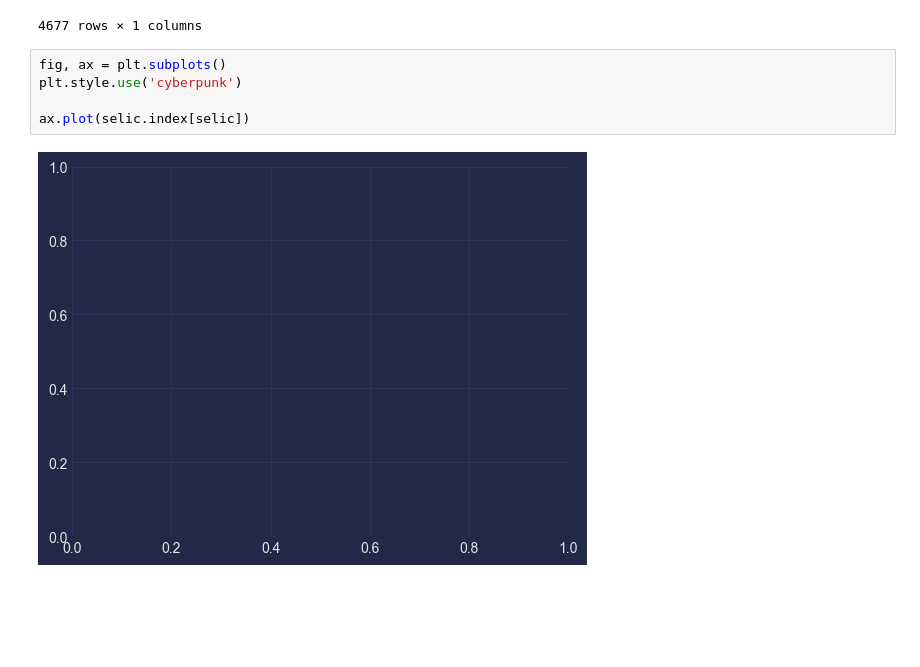
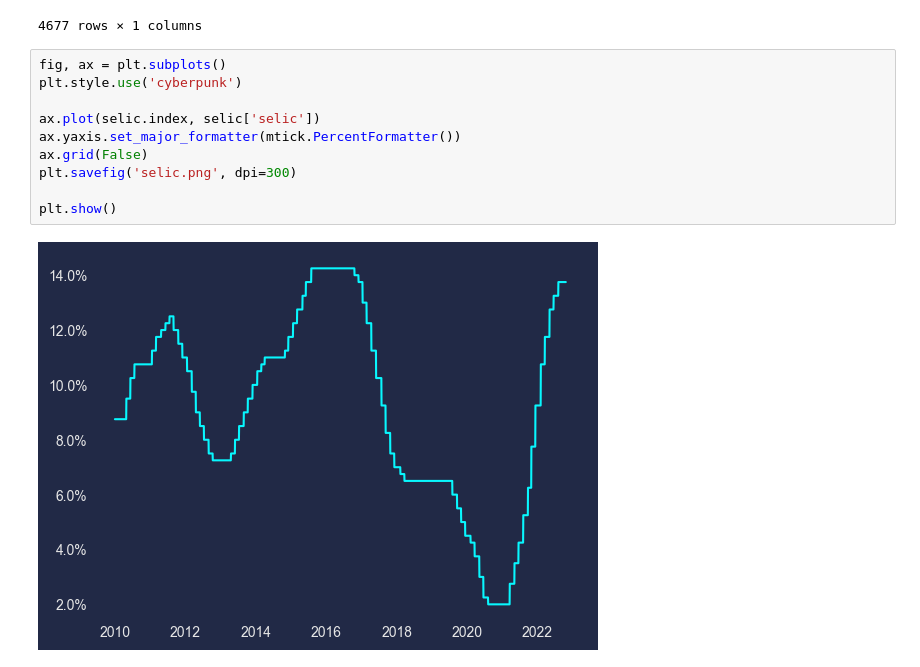
Before and after one commit to WallisonSantos/AppPy, a Jupyter notebook: teste.ipynb, the cells around one changed output. Saved outputs shown, nothing was run; the diff lists cells and outputs as text; blank space fills up the shorter version.

```diff
--- a/teste.ipynb
+++ b/teste.ipynb
@@ -106,7 +106,12 @@ display(selic)
 # %%
 fig, ax = plt.subplots()
 plt.style.use('cyberpunk')
 
-ax.plot(selic.index[selic])
+ax.plot(selic.index, selic['selic'])
+ax.yaxis.set_major_formatter(mtick.PercentFormatter())
+ax.grid(False)
+plt.savefig('selic.png', dpi=300)
+
+plt.show()
 # %% [output]
-[figure, old version]
+[figure, new version]
```
Also changed, not shown: parts of 2 cells of this notebook, 4 other files.
